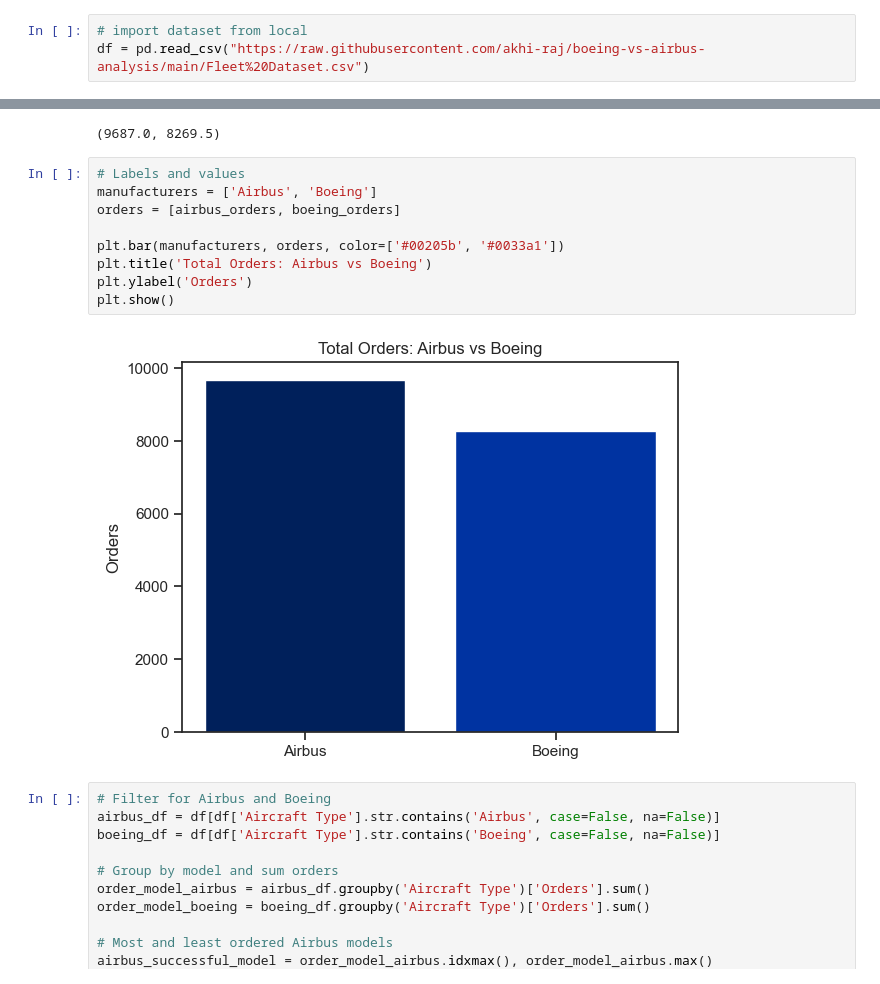
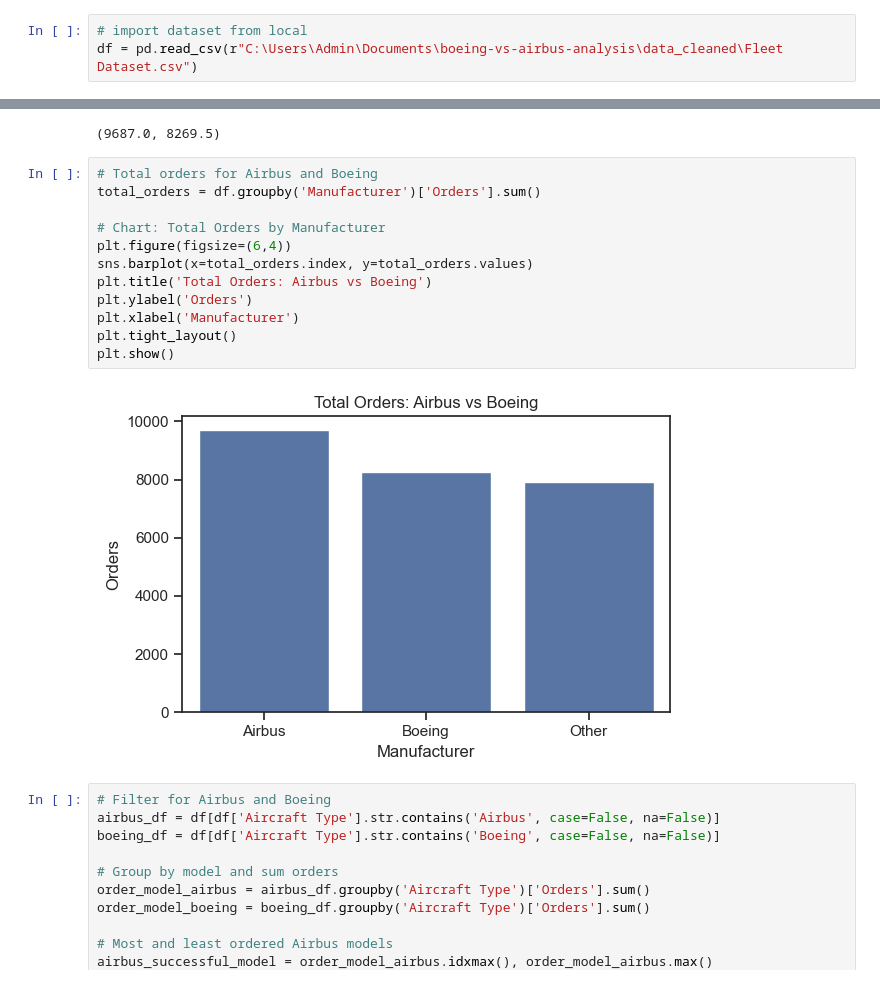
Before and after one commit to akhi-raj/boeing-vs-airbus-analysis, a Jupyter notebook: notebook/boeing_vs_airbus.ipynb, the cells around one changed output, grey strips where cells are left out. Saved outputs shown, nothing was run; the diff lists cells and outputs as text.

Commit message:
updated eda analysis in notebook

```diff
--- a/notebook/boeing_vs_airbus.ipynb
+++ b/notebook/boeing_vs_airbus.ipynb
@@ -7,7 +6,7 @@ import seaborn as sns
 import matplotlib.pyplot as plt
 # %%
 # import dataset from local
-df = pd.read_csv("https://raw.githubusercontent.com/akhi-raj/boeing-vs-airbus-analysis/main/Fleet%20Dataset.csv")
+df = pd.read_csv(r"C:\Users\Admin\Documents\boeing-vs-airbus-analysis\data_cleaned\Fleet Dataset.csv")
 # %%
 # show struture of dataset
 df.shape
@@ -141,16 +156,19 @@ airbus_orders, boeing_orders
 # %% [output]
 (9687.0, 8269.5)
 # %%
-# Labels and values
-manufacturers = ['Airbus', 'Boeing']
-orders = [airbus_orders, boeing_orders]
+# Total orders for Airbus and Boeing
+total_orders = df.groupby('Manufacturer')['Orders'].sum()
 
-plt.bar(manufacturers, orders, color=['#00205b', '#0033a1'])
+# Chart: Total Orders by Manufacturer
+plt.figure(figsize=(6,4))
+sns.barplot(x=total_orders.index, y=total_orders.values)
 plt.title('Total Orders: Airbus vs Boeing')
 plt.ylabel('Orders')
+plt.xlabel('Manufacturer')
+plt.tight_layout()
 plt.show()
 # %% [output]
-[figure, old version]
+[figure, new version]
 # %%
 # Filter for Airbus and Boeing
 airbus_df = df[df['Aircraft Type'].str.contains('Airbus', case=False, na=False)]
```
Also changed, not shown: parts of 23 cells of this notebook.
